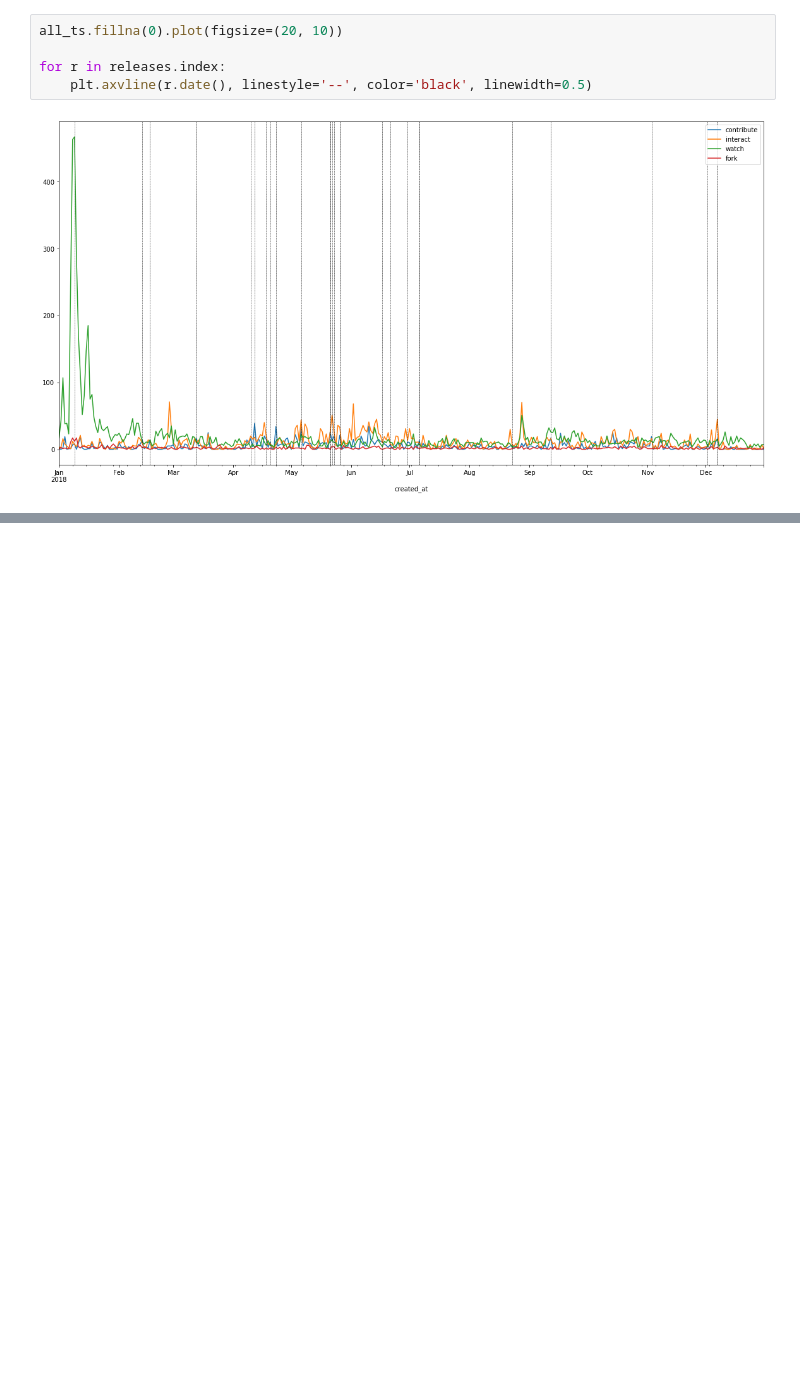
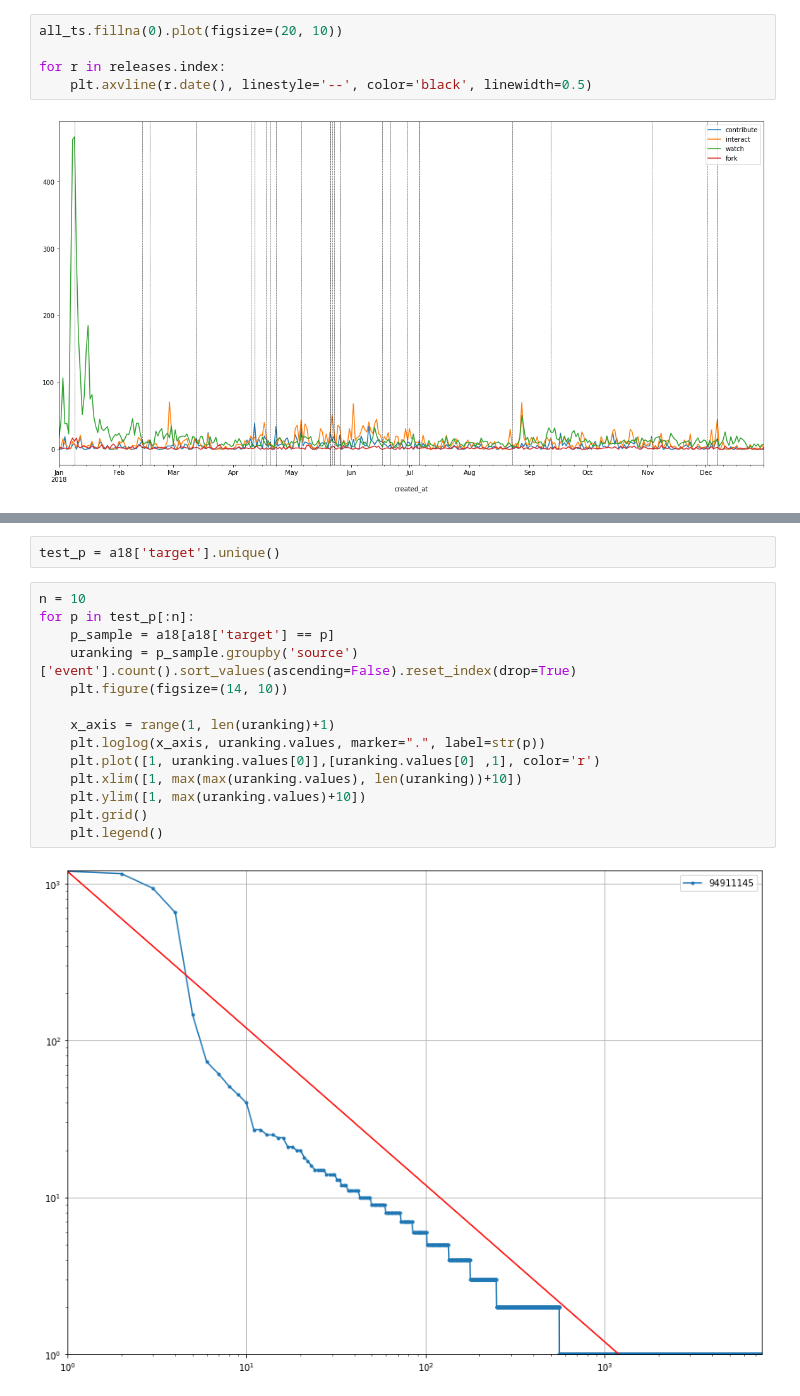
Before and after one commit to gaspa93/OSS-2018, a Jupyter notebook: Main Analysis - GitHub RANDOM-Projects Activities.ipynb, the cells around one changed output, grey strips where cells are left out. Drawn from its saved outputs; the diff is of its cells as text; blank space fills up the shorter version.

```diff
--- a/Main Analysis - GitHub Projects Activities.ipynb
+++ b/Main Analysis - GitHub RANDOM-Projects Activities.ipynb
@@ -489,0 +512,18 @@ for r in releases.index:
+# %%
+test_p = a18['target'].unique()
+# %%
+n = 10
+for p in test_p[:n]:
+    p_sample = a18[a18['target'] == p]
+    uranking = p_sample.groupby('source')['event'].count().sort_values(ascending=False).reset_index(drop=True)
+    plt.figure(figsize=(14, 10))
+
+    x_axis = range(1, len(uranking)+1)
+    plt.loglog(x_axis, uranking.values, marker=".", label=str(p))
+    plt.plot([1, uranking.values[0]],[uranking.values[0] ,1], color='r')
+    plt.xlim([1, max(max(uranking.values), len(uranking))+10])
+    plt.ylim([1, max(uranking.values)+10])
+    plt.grid()
+    plt.legend()
+# %% [output]
+[figure, added]
```
Also changed, not shown: parts of 8 cells of this notebook, 7 other files.
